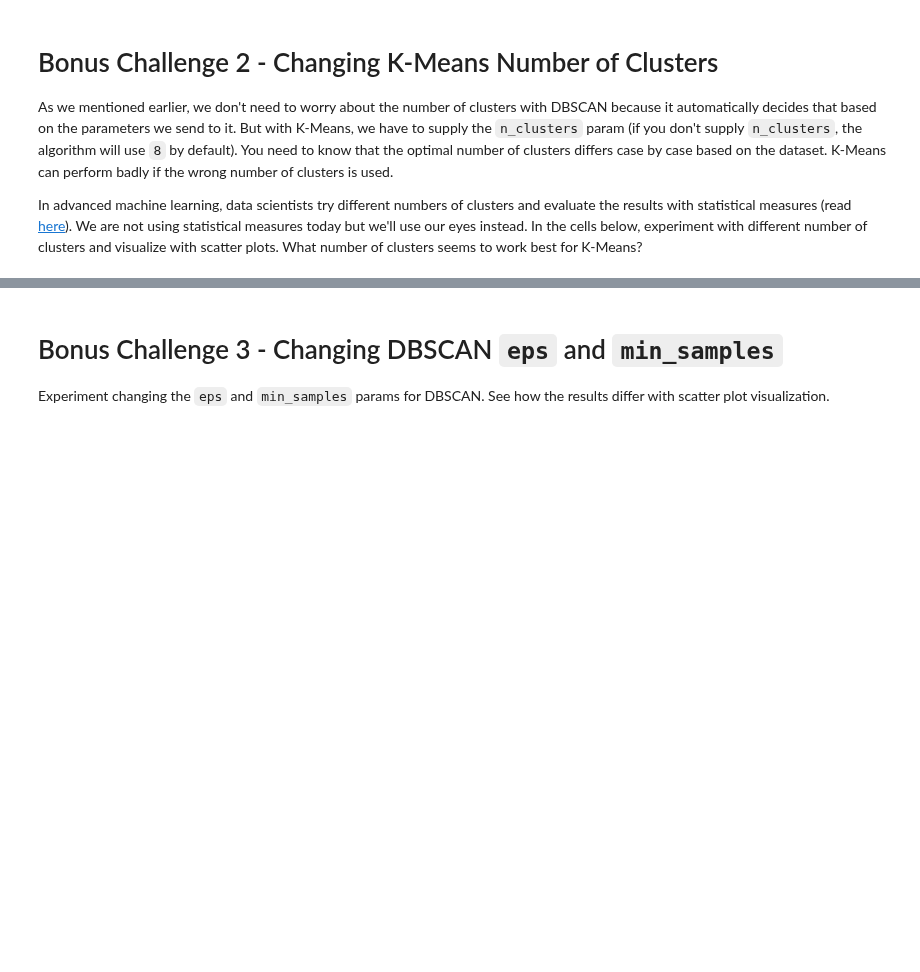
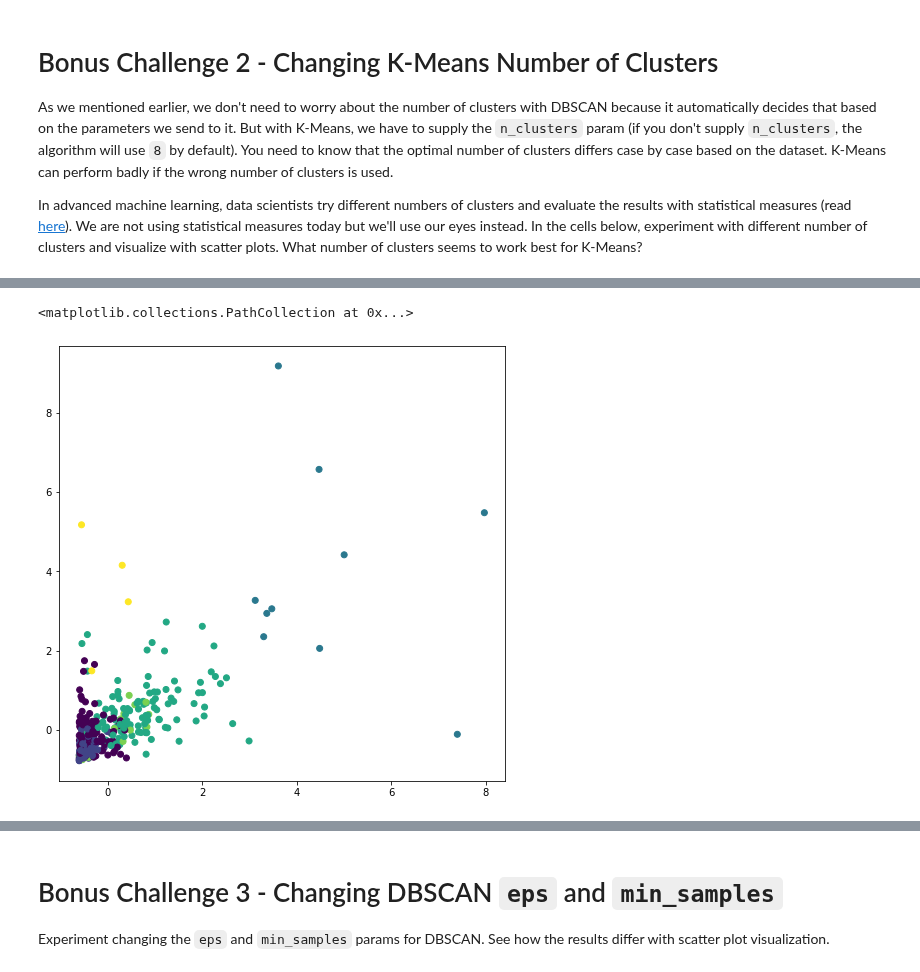
Before and after one commit to ironhack-datalabs/datamad0819, a Jupyter notebook: module-3/lab-unsupervised-learning/your-code/main.ipynb, the cells around one changed output, grey strips where cells are left out. Saved outputs shown, nothing was run; the diff lists cells and outputs as text; code cells hidden in the pictures; blank space fills up the shorter version.

```diff
--- a/module-3/lab-unsupervised-learning/your-code/main.ipynb
+++ b/module-3/lab-unsupervised-learning/your-code/main.ipynb
@@ -368,3 +370,6 @@ As we mentioned earlier, we don't need to worry about the number of clusters wit
 In advanced machine learning, data scientists try different numbers of clusters and evaluate the results with statistical measures (read [here](https://en.wikipedia.org/wiki/Cluster_analysis#External_evaluation)). We are not using statistical measures today but we'll use our eyes instead. In the cells below, experiment with different number of clusters and visualize with scatter plots. What number of clusters seems to work best for K-Means?
 # %%
 # Your code here
+
+kmeans2 = KMeans(n_clusters=6).fit(customers_scale)
+labels = kmeans2.labels_
@@ -372,0 +376,3 @@ In advanced machine learning, data scientists try different numbers of clusters
+# %%
+customers_scale["labels"] = labels
+customers_scale.head()
@@ -372,0 +396,10 @@ In advanced machine learning, data scientists try different numbers of clusters
+# %%
+X = customers_scale["Detergents_Paper"]
+y = customers_scale["Milk"]
+
+plt.figure(figsize=(8, 8))
+
+plt.scatter(X, y, c=customers_scale["labels"])
+# %% [output]
+<matplotlib.collections.PathCollection at 0x...>
+[figure, added]
```
Also changed, not shown: parts of 19 cells of this notebook.
